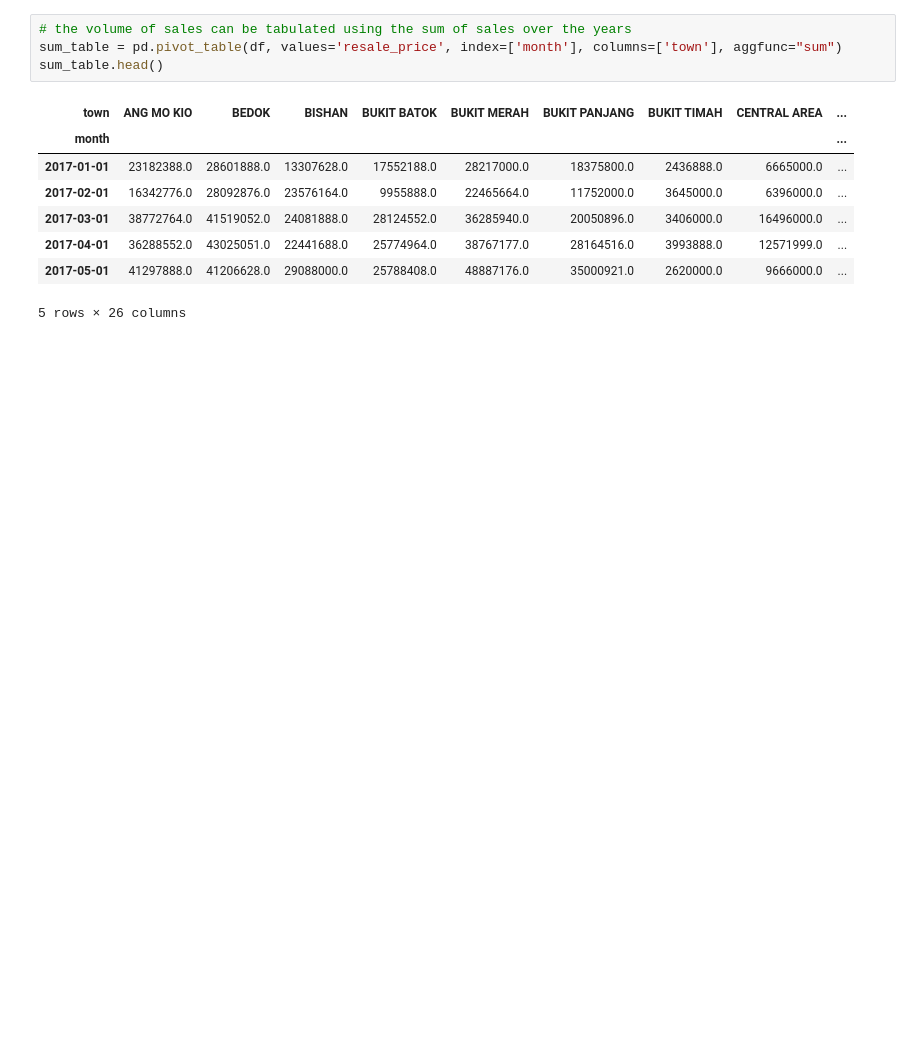
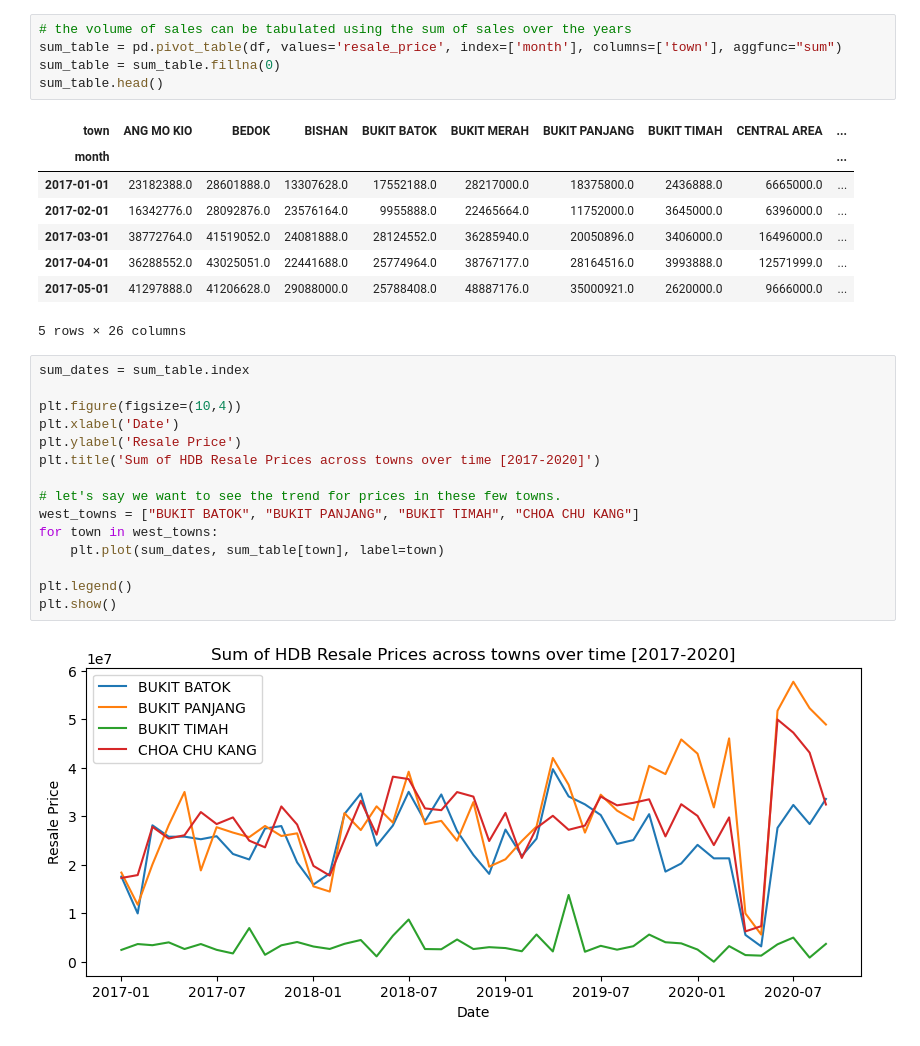
Before and after one commit to sura1128/hdb_resale_analytics, a Jupyter notebook: hdb_resales.ipynb, the cells around one changed output. Drawn from its saved outputs; the diff is of its cells as text; blank space fills up the shorter version.

Commit message:
Adding visualization for more trends.

```diff
--- a/hdb_resales.ipynb
+++ b/hdb_resales.ipynb
@@ -205,6 +205,7 @@ Here are some answers we are looking for - </b>
 # %%
 # the volume of sales can be tabulated using the sum of sales over the years
 sum_table = pd.pivot_table(df, values='resale_price', index=['month'], columns=['town'], aggfunc="sum")
+sum_table = sum_table.fillna(0)
 sum_table.head()
 # %% [output]
 | town | ANG MO KIO | BEDOK | BISHAN | BUKIT BATOK | BUKIT MERAH | BUKIT PANJANG | BUKIT TIMAH | CENTRAL AREA | ... |
@@ -215,3 +216,20 @@ sum_table.head()
 | 2017-04-01 | 36288552.0 | 43025051.0 | 22441688.0 | 25774964.0 | 38767177.0 | 28164516.0 | 3993888.0 | 12571999.0 | ... |
 | 2017-05-01 | 41297888.0 | 41206628.0 | 29088000.0 | 25788408.0 | 48887176.0 | 35000921.0 | 2620000.0 | 9666000.0 | ... |
 5 rows × 26 columns
+# %%
+sum_dates = sum_table.index
+
+plt.figure(figsize=(10,4))
+plt.xlabel('Date')
+plt.ylabel('Resale Price')
+plt.title('Sum of HDB Resale Prices across towns over time [2017-2020]')
+
+# let's say we want to see the trend for prices in these few towns.
+west_towns = ["BUKIT BATOK", "BUKIT PANJANG", "BUKIT TIMAH", "CHOA CHU KANG"]
+for town in west_towns:
+    plt.plot(sum_dates, sum_table[town], label=town)
+
+plt.legend()
+plt.show()
+# %% [output]
+[figure, added]
```
Also changed, not shown: parts of 6 cells of this notebook.
